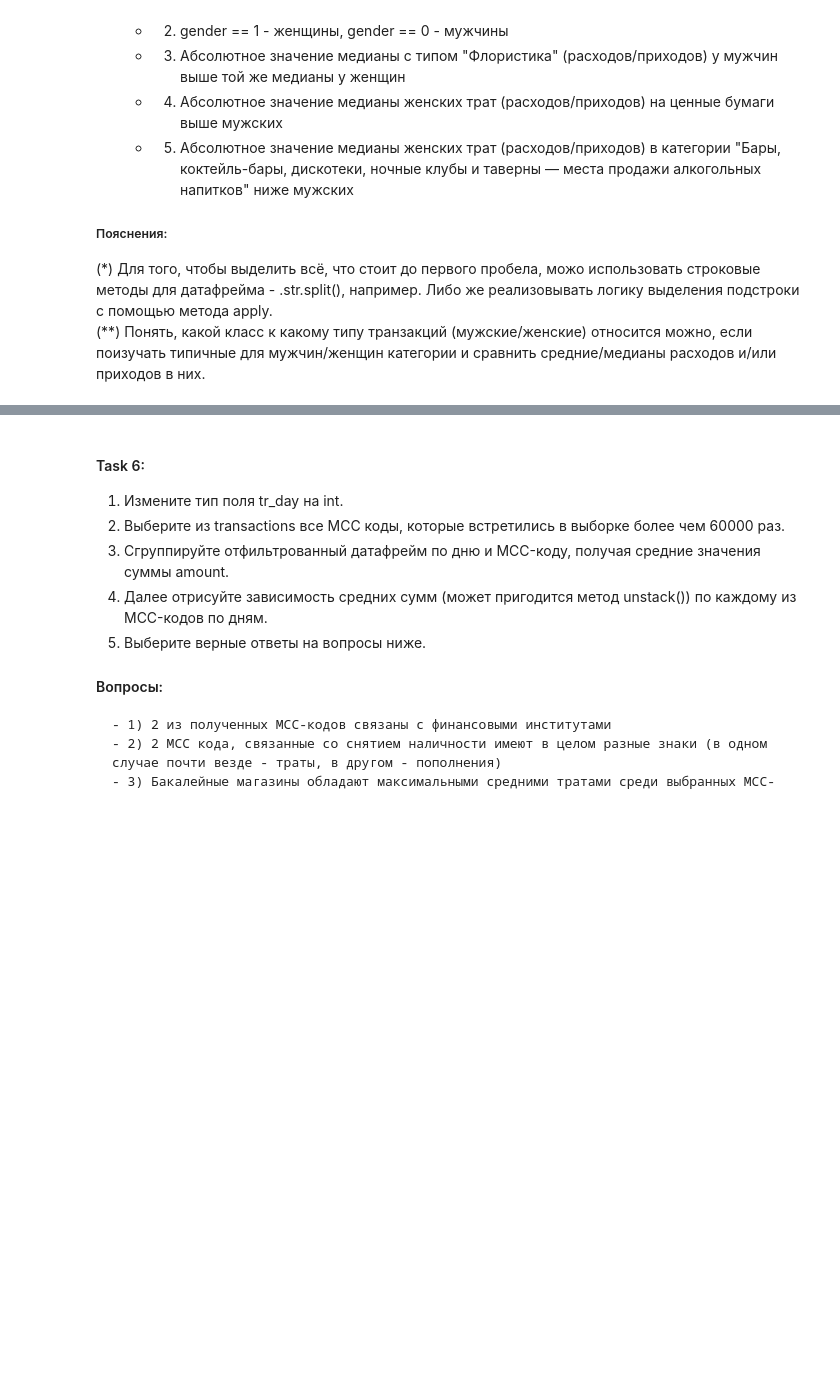
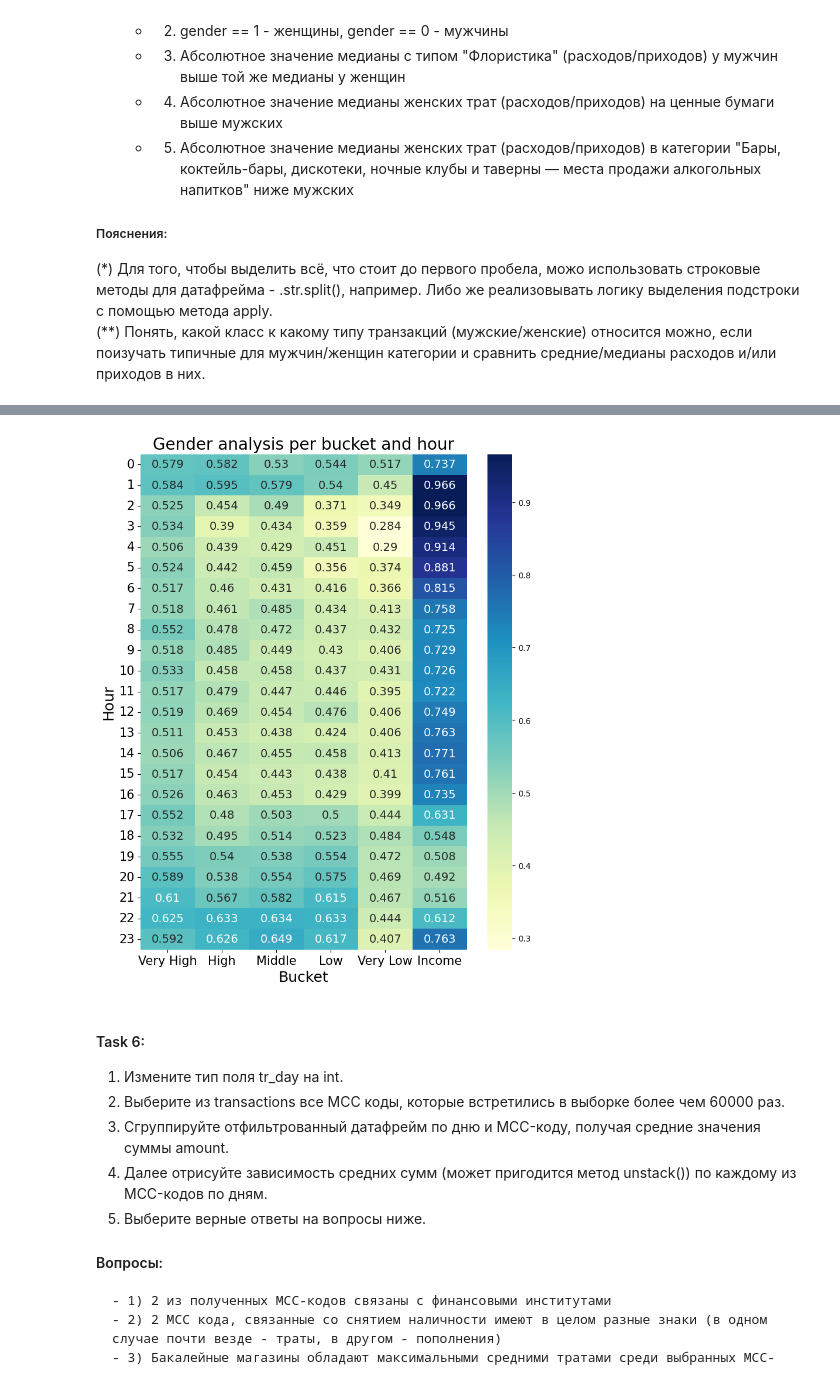
Before and after one commit to Iversy/mtmo, a Jupyter notebook: Задания/Лаб. 02/Home_02.ipynb, the cells around one changed output, grey strips where cells are left out. Saved outputs shown, nothing was run; the diff lists cells and outputs as text; code cells hidden in the pictures; blank space fills up the shorter version.

```diff
--- a/Задания/Лаб. 02/Home_02.ipynb
+++ b/Задания/Лаб. 02/Home_02.ipynb
@@ -151,0 +387,5 @@ def plot_pivot_table(pivot_table):
+# %%
+# Type your code here
+labels = ["Very High", "High", "Middle", "Low", "Very Low"]
+merded["amount_bucket"] = pd.qcut(merded[merded["amount"] < 0]["amount"], 5,labels=labels)
+merded.head()
@@ -151,0 +399,4 @@ def plot_pivot_table(pivot_table):
+# %%
+merded['amount_bucket'] = merded["amount_bucket"].cat.add_categories('Income')
+# %%
+merded["amount_bucket"] = merded["amount_bucket"].fillna('Income')
@@ -152,3 +412,10 @@ def plot_pivot_table(pivot_table):
+# %%
+merded["tr_hour"] = merded["tr_datetime"].str.split(" ").apply(lambda x: x[1]).str.split(":").apply(lambda x: int(x[0]))
+# %%
+djkgf = pd.pivot_table(merded, 'gender', 'tr_hour', 'amount_bucket', observed=True)
+plot_pivot_table(djkgf)
+# %% [output]
+[figure, added]
 # %% [markdown]
 #### Task 6:
 1. Измените тип поля tr_day на int.
```
Also changed, not shown: parts of 34 cells of this notebook, 1 other file.
